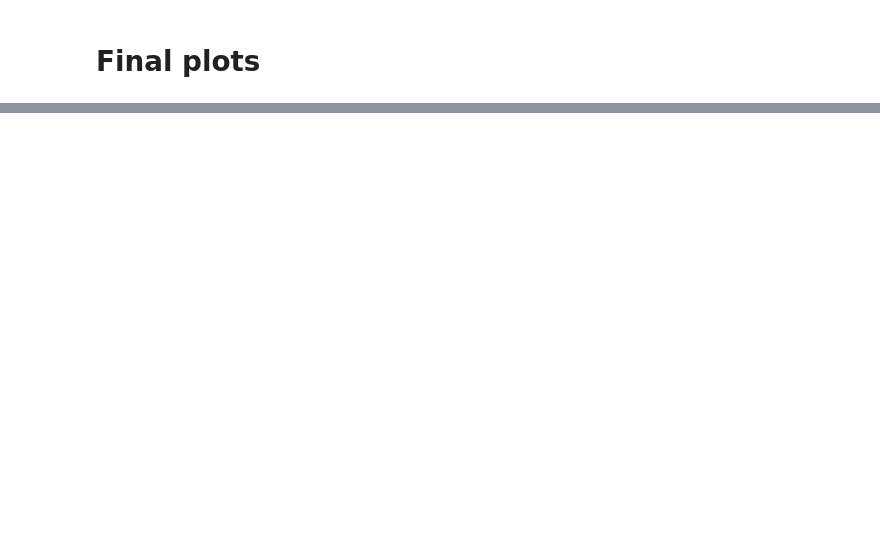
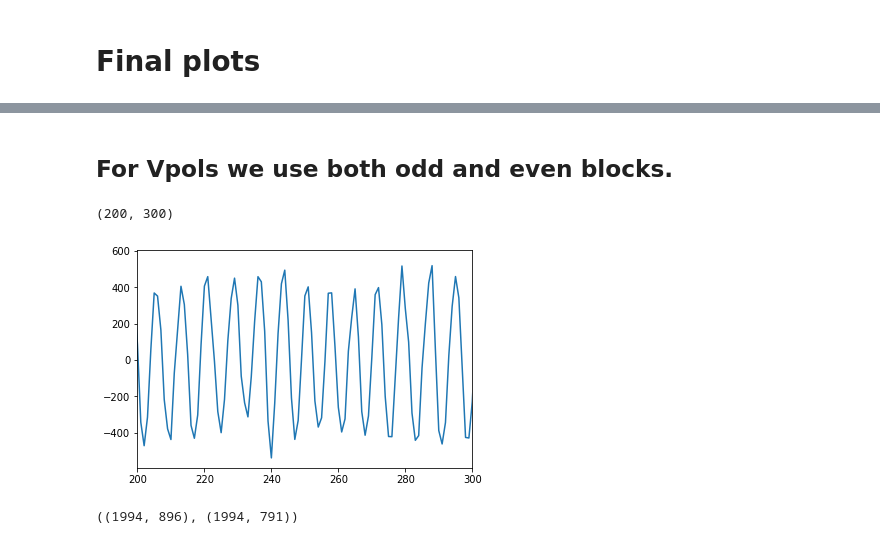
Before and after one commit to toej93/A4_calibration, a Jupyter notebook: SavedCalibData/debugger.ipynb, the cells around one changed output, grey strips where cells are left out. Saved outputs shown, nothing was run; the diff lists cells and outputs as text; code cells hidden in the pictures; blank space fills up the shorter version.

```diff
--- a/SavedCalibData/debugger.ipynb
+++ b/SavedCalibData/debugger.ipynb
@@ -106,0 +102,14 @@ len(voltage[0,:])
+# %% [markdown]
+## For Vpols we use both odd and even blocks.
+# %%
+plt.plot(voltage[0][1::2])
+
+# plt.plot(voltage_final[1])
+plt.xlim(200,300)
+# %% [output]
+(200, 300)
+[figure, added]
+# %%
+np.shape(time), np.shape(time_final)
+# %% [output]
+((1994, 896), (1994, 791))
```
Also changed, not shown: parts of 16 cells of this notebook, 48 other files.
